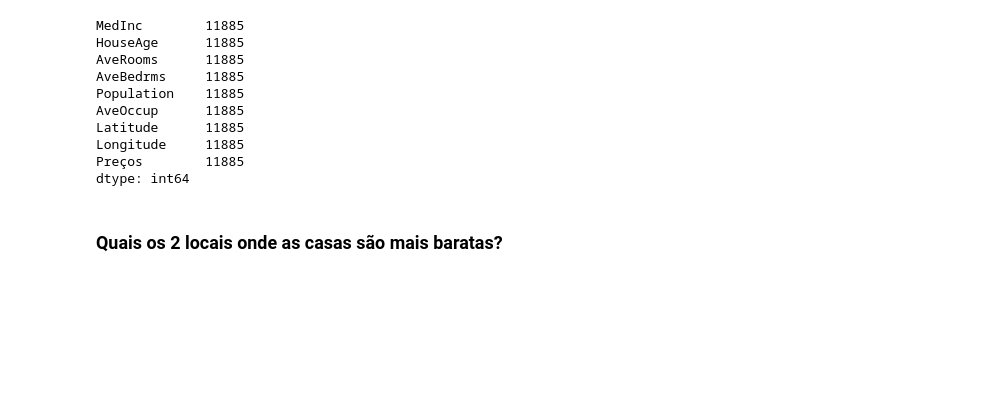
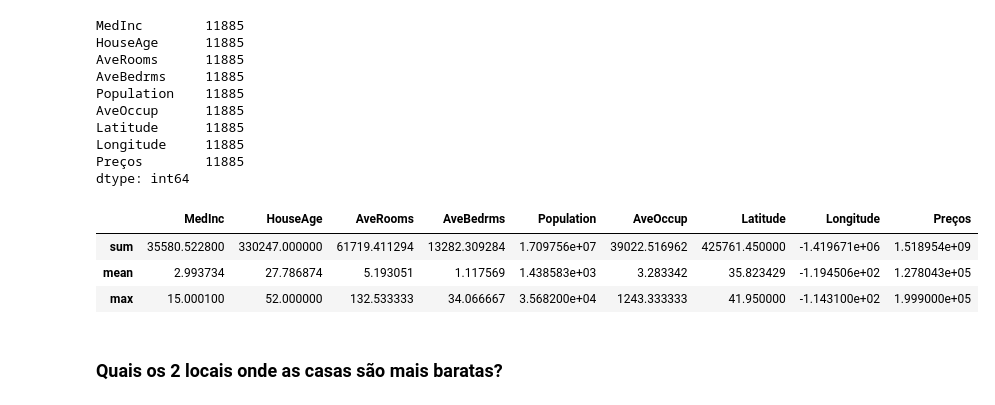
Before and after one commit to nunobbras/SAD, a Jupyter notebook: Aula_4-parte2.ipynb, the cells around one changed output. Saved outputs shown, nothing was run; the diff lists cells and outputs as text; code cells hidden in the pictures; blank space fills up the shorter version.

```diff
--- a/Aula_4-parte2.ipynb
+++ b/Aula_4-parte2.ipynb
@@ -368,6 +356,13 @@ Latitude      11885
 Longitude     11885
 Preços        11885
 dtype: int64
+# %%
+houses_below.aggregate(["sum", "mean", "max"])
+# %% [output]
+|  | MedInc | HouseAge | AveRooms | AveBedrms | Population | AveOccup | Latitude | Longitude | Preços |
+| sum | 35580.522800 | 330247.000000 | 61719.411294 | 13282.309284 | 1.709756e+07 | 39022.516962 | 425761.450000 | -1.419671e+06 | 1.518954e+09 |
+| mean | 2.993734 | 27.786874 | 5.193051 | 1.117569 | 1.438583e+03 | 3.283342 | 35.823429 | -1.194506e+02 | 1.278043e+05 |
+| max | 15.000100 | 52.000000 | 132.533333 | 34.066667 | 3.568200e+04 | 1243.333333 | 41.950000 | -1.143100e+02 | 1.999000e+05 |
 # %% [markdown]
 ### Quais os 2 locais onde as casas são mais baratas?
 # %%
```
Also changed, not shown: parts of 4 cells of this notebook, 1 other file.
